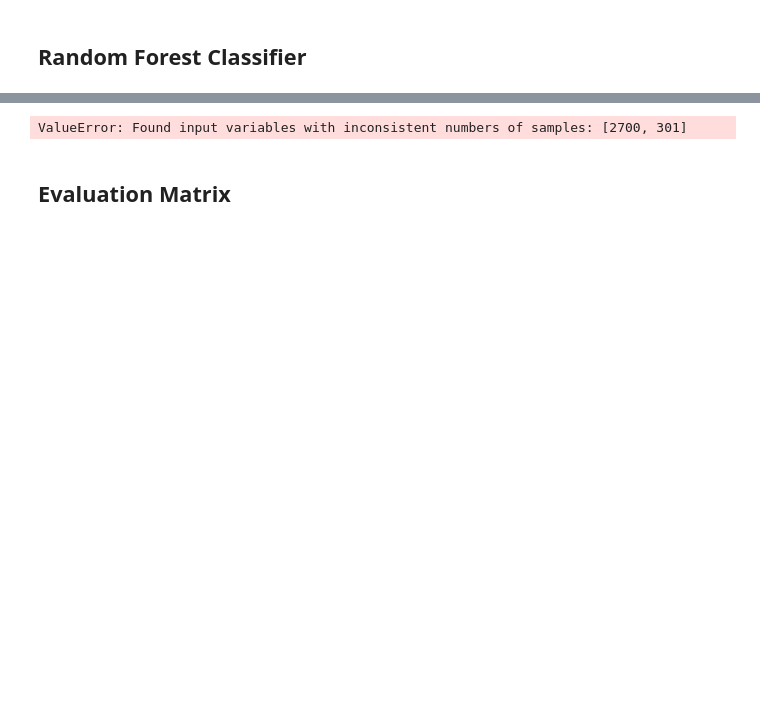
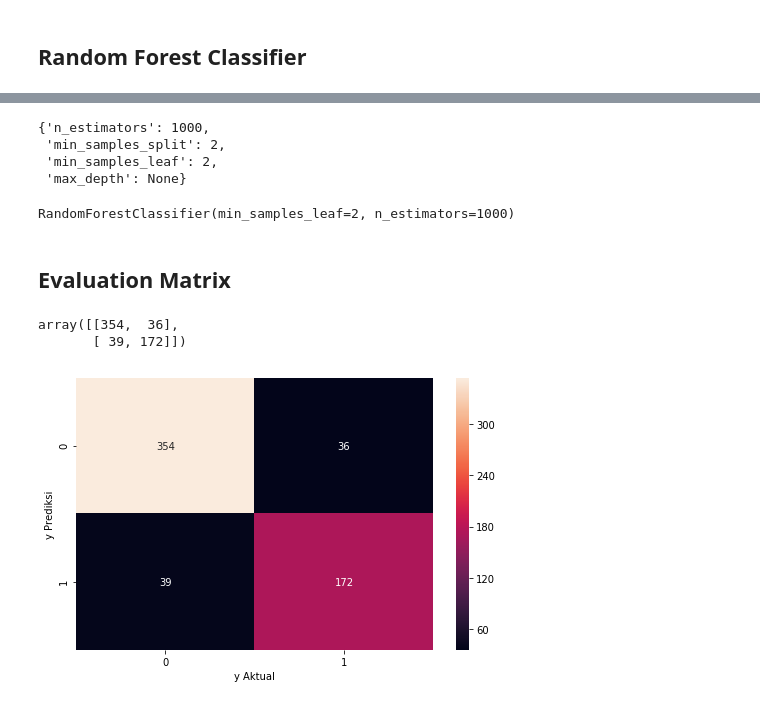
Before and after one commit to rizkyprilian/pwdhk_module3, a Jupyter notebook: rizky-jcds08-jkt.ipynb, the cells around one changed output, grey strips where cells are left out. Cells and saved outputs as stored; diff of their text form; code cells hidden in the pictures; blank space fills up the shorter version.

```diff
--- a/rizky-jcds08-jkt.ipynb
+++ b/rizky-jcds08-jkt.ipynb
@@ -435,6 +408,6 @@ ValueError: Specifying the columns using strings is only supported for pandas Da
 # %% [markdown]
 ## Splitting Dataset
 # %%
-X_train, y_train, X_test, y_test = train_test_split(X, y, test_size=0.2)
+X_train, X_test, y_train, y_test = train_test_split(X,y,test_size = 0.2,random_state=0)
 # %% [markdown]
 ## Train Model
@@ -445,3 +413,0 @@ Decision Tree Classifier
-# %%
-model_dct = DecisionTreeClassifier()
-model_dct.fit(X_train, y_train)
@@ -467,7 +438,30 @@ ValueError: Found input variables with inconsistent numbers of samples: [2700, 3
+# %%
+rs_rf.best_params_
+# %% [output]
+{'n_estimators': 1000,
+ 'min_samples_split': 2,
+ 'min_samples_leaf': 2,
+ 'max_depth': None}
 # %%
-model_rfc = RandomForestClassifier(n_estimators = 2000, min_samples_split= 2, min_samples_leaf = 1, max_depth = 25)
+model_rfc = RandomForestClassifier(n_estimators = 1000, min_samples_split= 2, min_samples_leaf = 2, max_depth = None)
 model_rfc.fit(X_train, y_train)
 # %% [output]
-ValueError: Found input variables with inconsistent numbers of samples: [2700, 301]
+RandomForestClassifier(min_samples_leaf=2, n_estimators=1000)
 # %% [markdown]
 ## Evaluation Matrix
+# %%
+# prediksi
+y_pred = model_rfc.predict(X_test)
+# %%
+confusion_matrix(y_test, y_pred)
+# %% [output]
+array([[354,  36],
+       [ 39, 172]])
+# %%
+f, ax = plt.subplots(figsize=(8,5))
+sns.heatmap(confusion_matrix(y_test, y_pred), annot=True, fmt=".0f", ax=ax)
+plt.xlabel("y Aktual")
+plt.ylabel("y Prediksi")
+plt.show()
+# %% [output]
+[figure, added]
```
Also changed, not shown: parts of 28 cells of this notebook.
